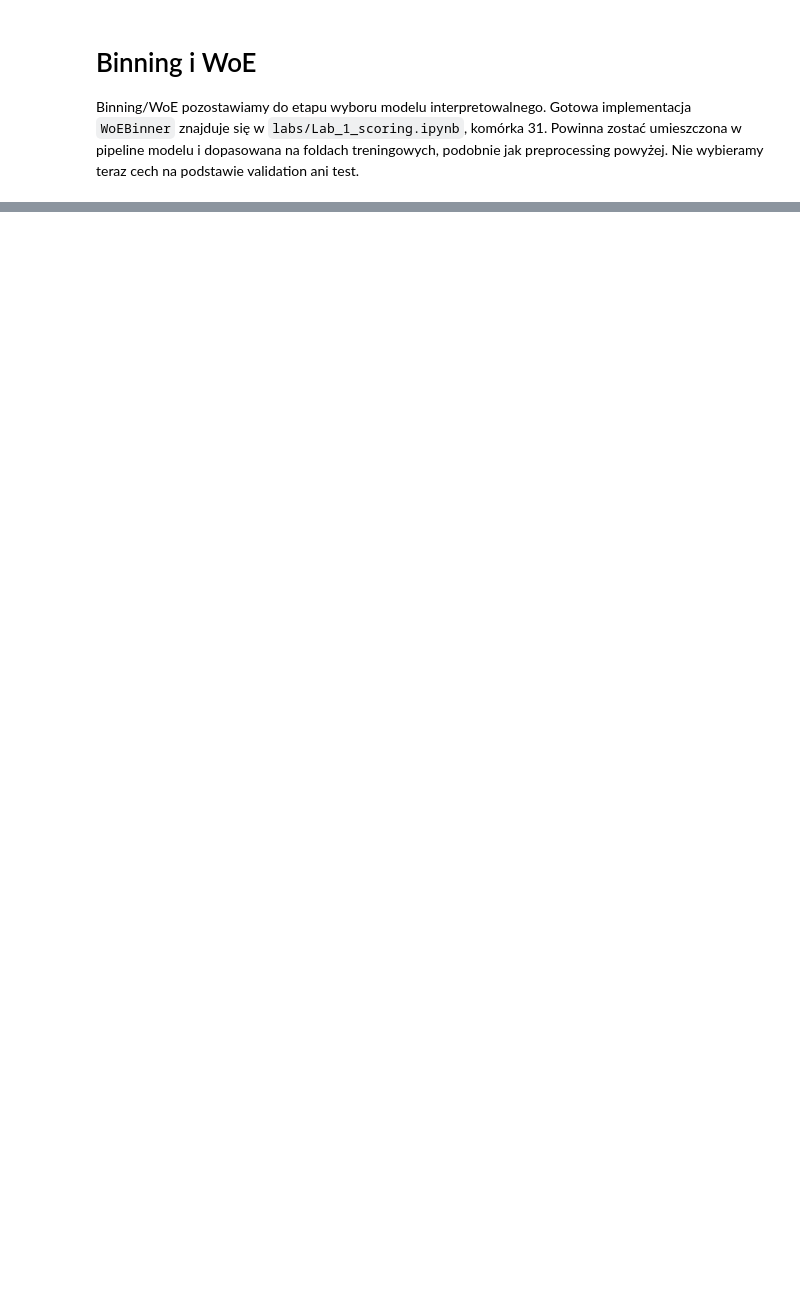
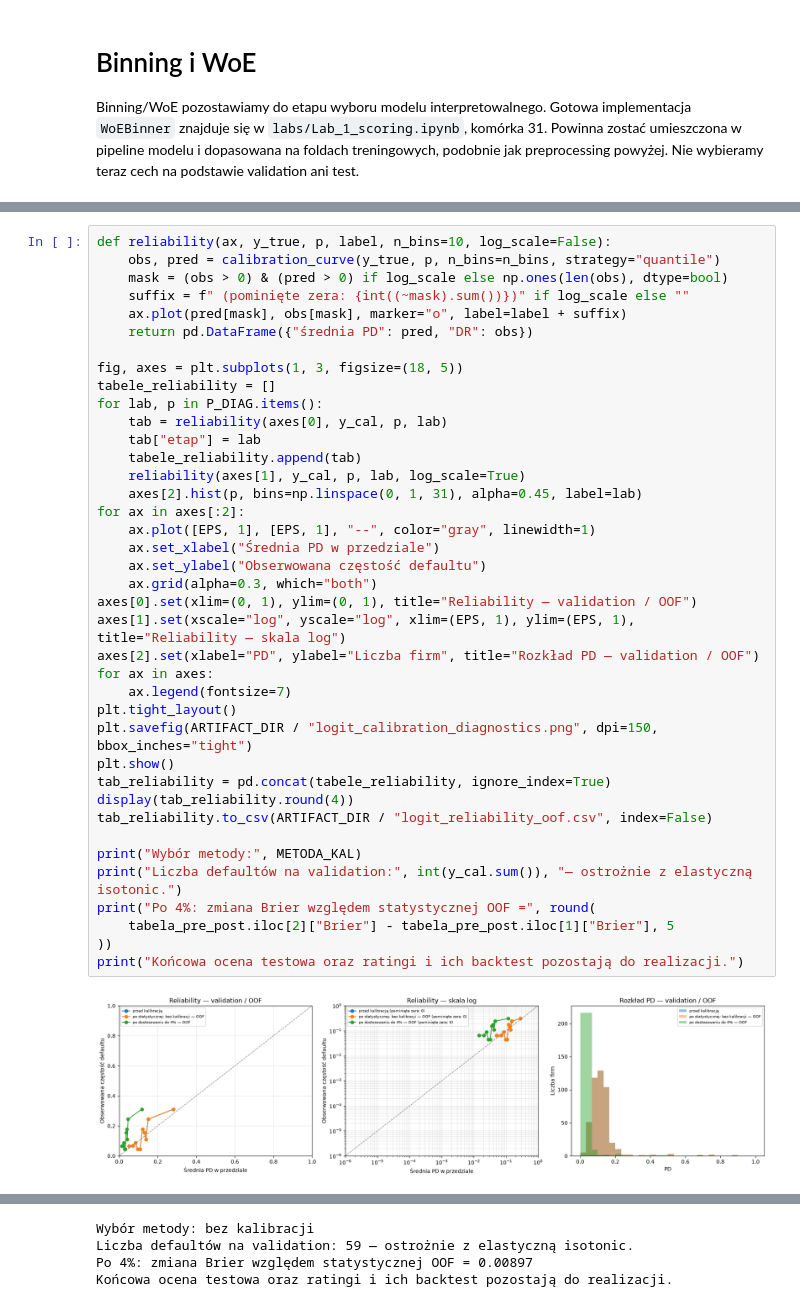
Before and after one commit to mkrajevsky/Rating_model, a Jupyter notebook: Wstępna_analiza.ipynb, the cells around one changed output, grey strips where cells are left out. Drawn from its saved outputs; the diff is of its cells as text; blank space fills up the shorter version.

```diff
--- a/Wstępna_analiza.ipynb
+++ b/Wstępna_analiza.ipynb
@@ -443,0 +1060,41 @@ print("Zapisano surowe podziały oraz indeksy w:", ARTIFACT_DIR)
+# %%
+def reliability(ax, y_true, p, label, n_bins=10, log_scale=False):
+    obs, pred = calibration_curve(y_true, p, n_bins=n_bins, strategy="quantile")
+    mask = (obs > 0) & (pred > 0) if log_scale else np.ones(len(obs), dtype=bool)
+    suffix = f" (pominięte zera: {int((~mask).sum())})" if log_scale else ""
+    ax.plot(pred[mask], obs[mask], marker="o", label=label + suffix)
+    return pd.DataFrame({"średnia PD": pred, "DR": obs})
+
+fig, axes = plt.subplots(1, 3, figsize=(18, 5))
+tabele_reliability = []
+for lab, p in P_DIAG.items():
+    tab = reliability(axes[0], y_cal, p, lab)
+    tab["etap"] = lab
+    tabele_reliability.append(tab)
+    reliability(axes[1], y_cal, p, lab, log_scale=True)
+    axes[2].hist(p, bins=np.linspace(0, 1, 31), alpha=0.45, label=lab)
+for ax in axes[:2]:
+    ax.plot([EPS, 1], [EPS, 1], "--", color="gray", linewidth=1)
+    ax.set_xlabel("Średnia PD w przedziale")
+    ax.set_ylabel("Obserwowana częstość defaultu")
+    ax.grid(alpha=0.3, which="both")
+axes[0].set(xlim=(0, 1), ylim=(0, 1), title="Reliability — validation / OOF")
+axes[1].set(xscale="log", yscale="log", xlim=(EPS, 1), ylim=(EPS, 1), title="Reliability — skala log")
+axes[2].set(xlabel="PD", ylabel="Liczba firm", title="Rozkład PD — validation / OOF")
+for ax in axes:
+    ax.legend(fontsize=7)
+plt.tight_layout()
+plt.savefig(ARTIFACT_DIR / "logit_calibration_diagnostics.png", dpi=150, bbox_inches="tight")
+plt.show()
+tab_reliability = pd.concat(tabele_reliability, ignore_index=True)
+display(tab_reliability.round(4))
+tab_reliability.to_csv(ARTIFACT_DIR / "logit_reliability_oof.csv", index=False)
+
+print("Wybór metody:", METODA_KAL)
+print("Liczba defaultów na validation:", int(y_cal.sum()), "— ostrożnie z elastyczną isotonic.")
+print("Po 4%: zmiana Brier względem statystycznej OOF =", round(
+    tabela_pre_post.iloc[2]["Brier"] - tabela_pre_post.iloc[1]["Brier"], 5
+))
+print("Końcowa ocena testowa oraz ratingi i ich backtest pozostają do realizacji.")
+# %% [output]
+[figure, added]
@@ -443,0 +1118,4 @@ print("Zapisano surowe podziały oraz indeksy w:", ARTIFACT_DIR)
+Wybór metody: bez kalibracji
+Liczba defaultów na validation: 59 — ostrożnie z elastyczną isotonic.
+Po 4%: zmiana Brier względem statystycznej OOF = 0.00897
+Końcowa ocena testowa oraz ratingi i ich backtest pozostają do realizacji.
```
Also changed, not shown: parts of 65 cells of this notebook, 5 other files.
